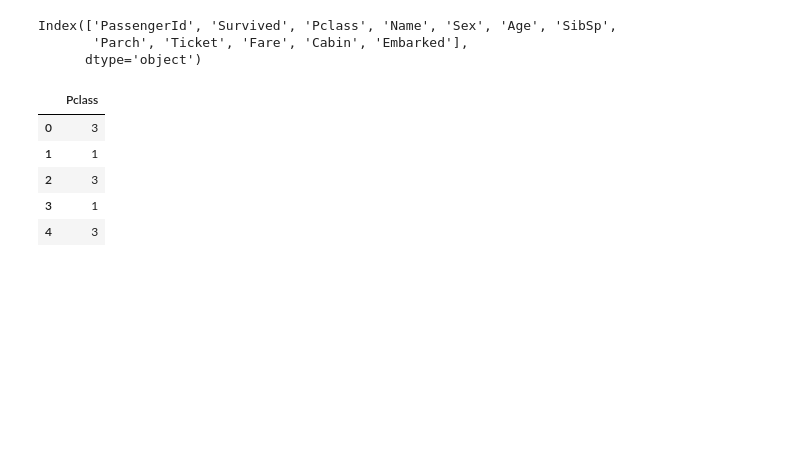
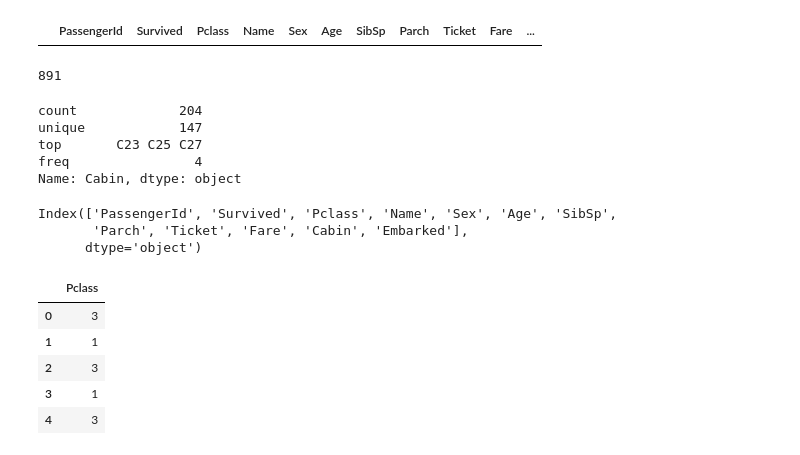
Before and after one commit to jamesliao2016/kaggle-titanic-own, a Jupyter notebook: regression_notebook.ipynb, the cells around one changed output. Saved outputs shown, nothing was run; the diff lists cells and outputs as text; code cells hidden in the pictures; blank space fills up the shorter version.

```diff
--- a/regression_notebook.ipynb
+++ b/regression_notebook.ipynb
@@ -29,3 +72,19 @@ df_col = traindata.columns
+# %%
+traindata.loc[traindata.PassengerId==901]
+# %% [output]
+|  | PassengerId | Survived | Pclass | Name | Sex | Age | SibSp | Parch | Ticket | Fare | ... |
+# %%
+traindata['Cabin'].index.size
+# %% [output]
+891
+# %%
+traindata['Cabin'].describe()
+# %% [output]
+count             204
+unique            147
+top       C23 C25 C27
+freq                4
+Name: Cabin, dtype: object
 # %%
 df_col
 # %% [output]
```
Also changed, not shown: parts of 8 cells of this notebook, 4 other files.
